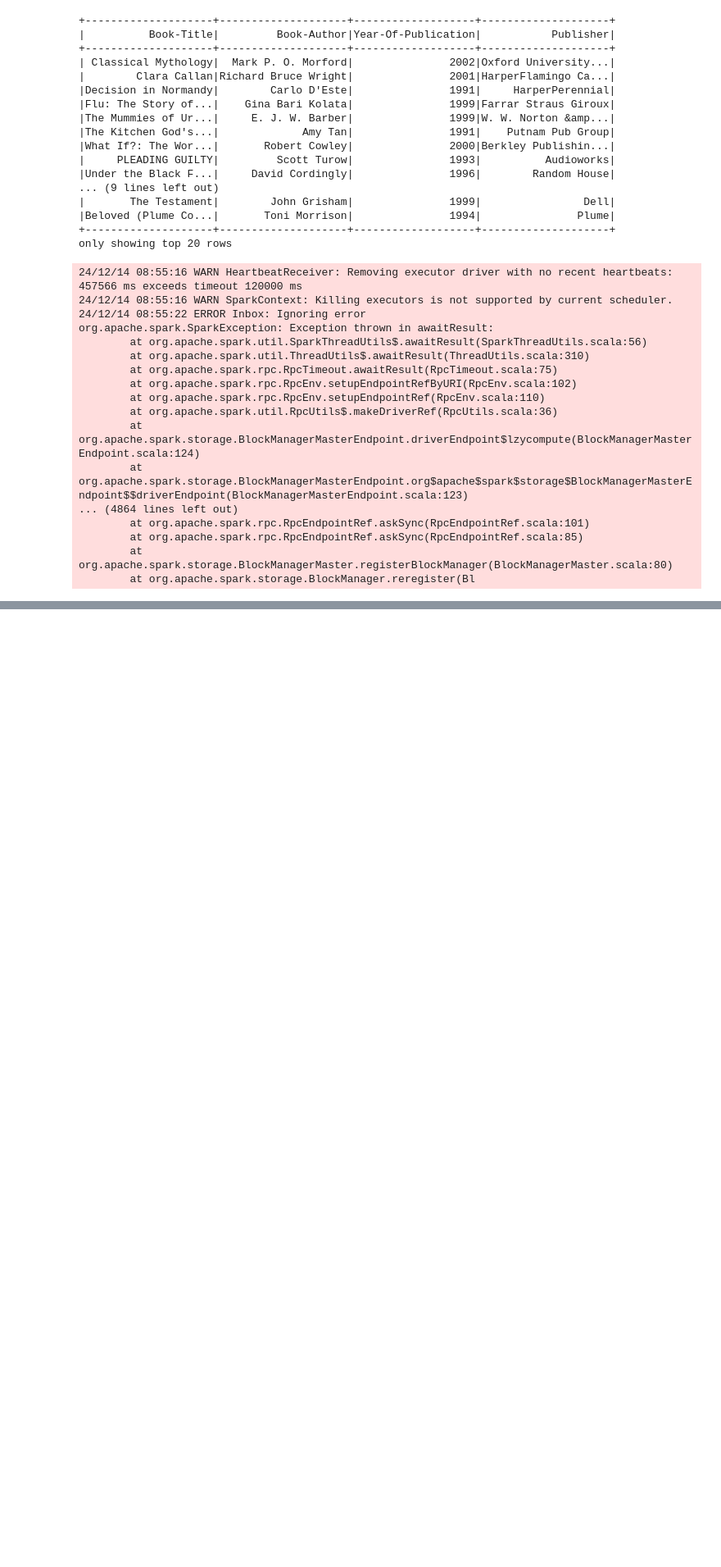
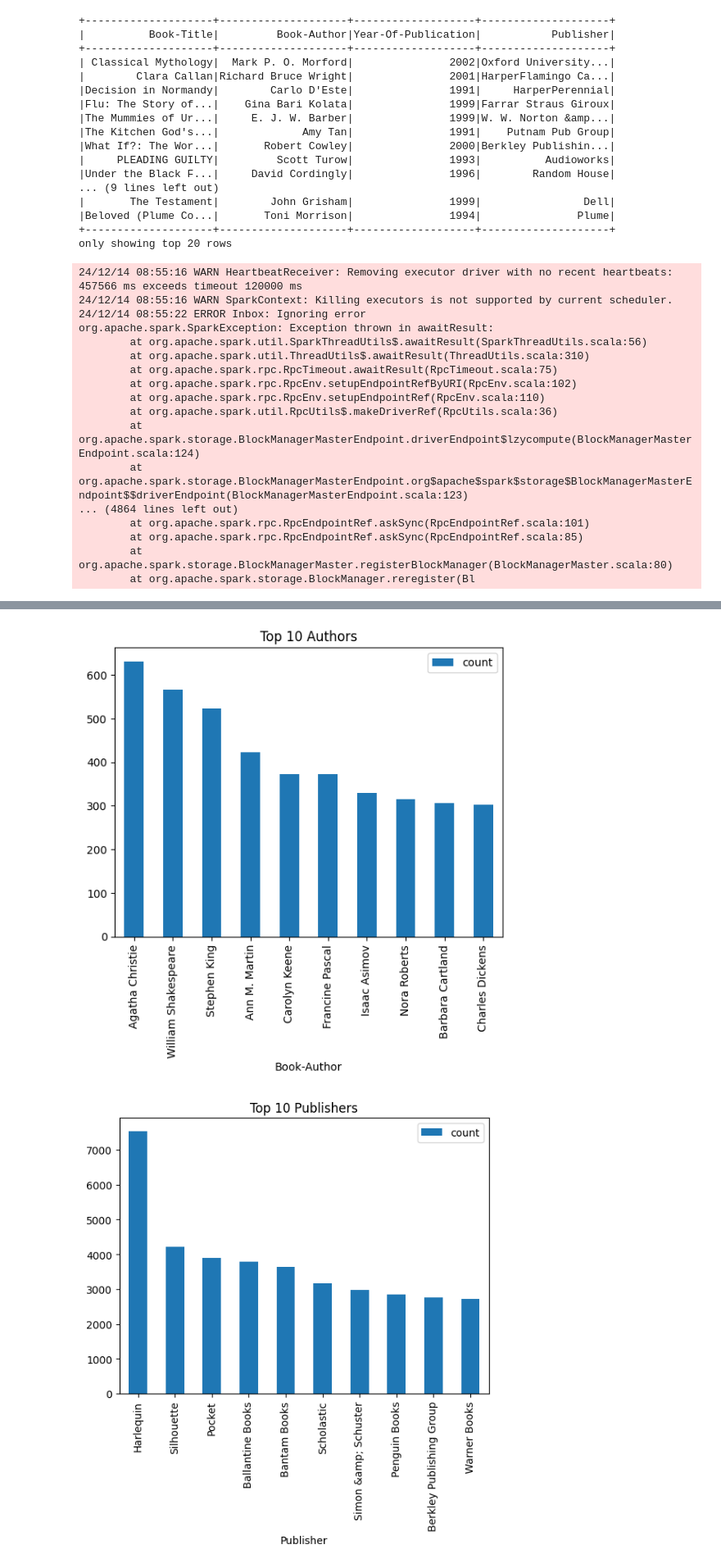
Before and after one commit to daniyalrosli/booklens, a Jupyter notebook: model.ipynb, the cells around one changed output, grey strips where cells are left out. Shown at 82% size. Cells and saved outputs as stored; diff of their text form; code cells hidden in the pictures; blank space fills up the shorter version.

```diff
--- a/model.ipynb
+++ b/model.ipynb
@@ -78,0 +155,39 @@ org.apache.spark.SparkException: Exception thrown in awaitResult:
+# %%
+import matplotlib.pyplot as plt
+
+#	Bar Chart for Top Authors:
+author_counts = df_spark.groupBy("Book-Author").count().orderBy("count", ascending=False).limit(10).toPandas()
+author_counts.plot(kind='bar', x='Book-Author', y='count', title="Top 10 Authors")
+plt.show()
+
+
+#    Bar Chart for Top Publishers:
+
+publisher_counts = df_spark.groupBy("Publisher").count().orderBy("count", ascending=False).limit(10).toPandas()
+publisher_counts.plot(kind='bar', x='Publisher', y='count', title="Top 10 Publishers")
+plt.show()
+
+#    Bar Chart for Top Years of Publication:
+
+year_counts = df_spark.groupBy("Year-Of-Publication").count().orderBy("count", ascending=False).limit(10).toPandas()
+year_counts.plot(kind='bar', x='Year-Of-Publication', y='count', title="Top 10 Years of Publication")
+plt.show()
+
+#    Bar Chart for Top Books:
+
+book_counts = df_spark.groupBy("Book-Title").count().orderBy("count", ascending=False).limit(10).toPandas()
+book_counts.plot(kind='bar', x='Book-Title', y='count', title="Top 10 Books")
+plt.show()
+
+#    Bar Chart for Top Recommended Books:
+
+recommendations = [("Book A", 0.95), ("Book B", 0.89), ("Book C", 0.87), ("Book D", 0.84), ("Book E", 0.81)]
+titles, scores = zip(*recommendations)
+plt.barh(titles, scores)
+plt.title("Top Recommended Books")
+plt.xlabel("Similarity Score")
+plt.gca().invert_yaxis()
+plt.show()
+# %% [output]
+[figure, added]
+[figure, added]
```
Also changed, not shown: parts of 7 cells of this notebook, 1 other file.
